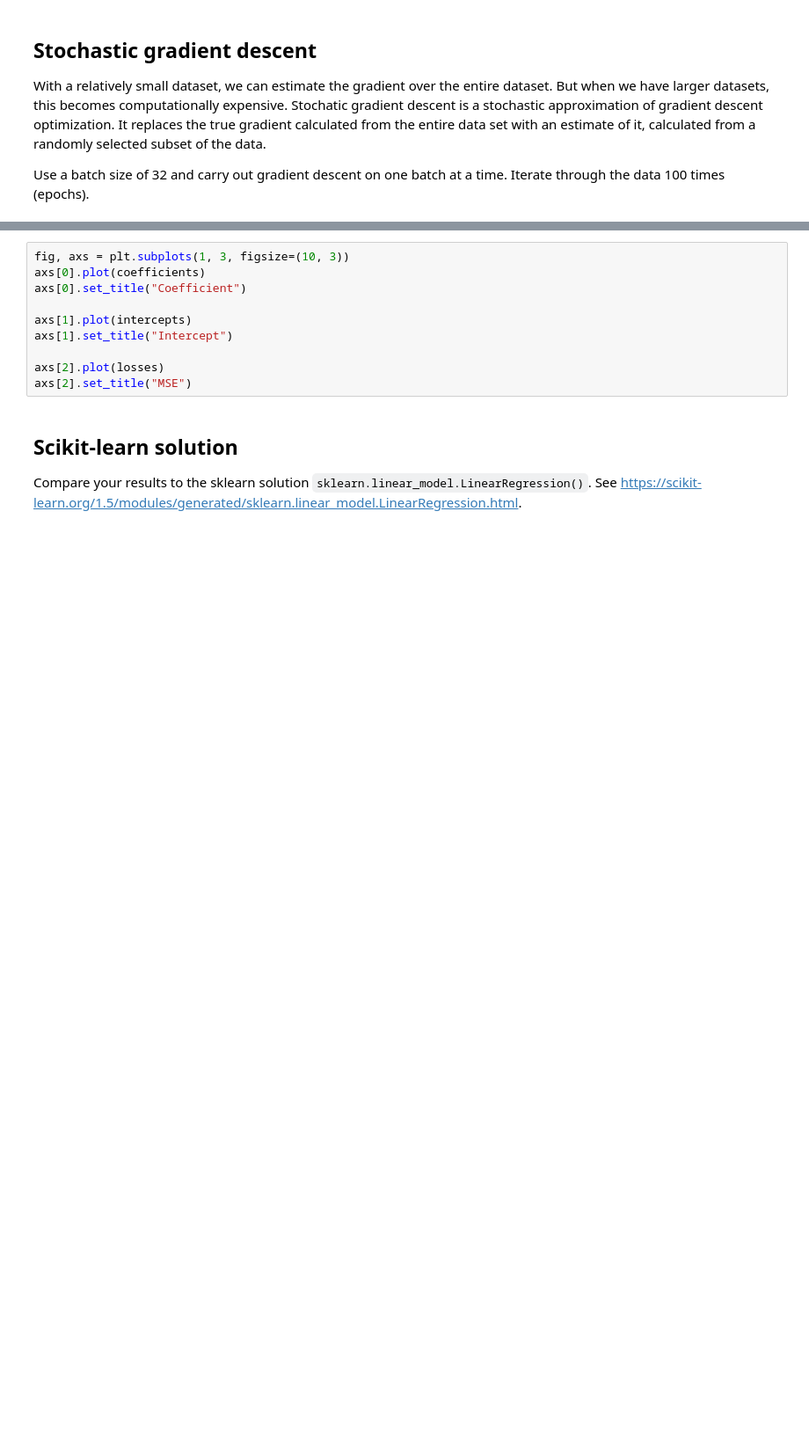
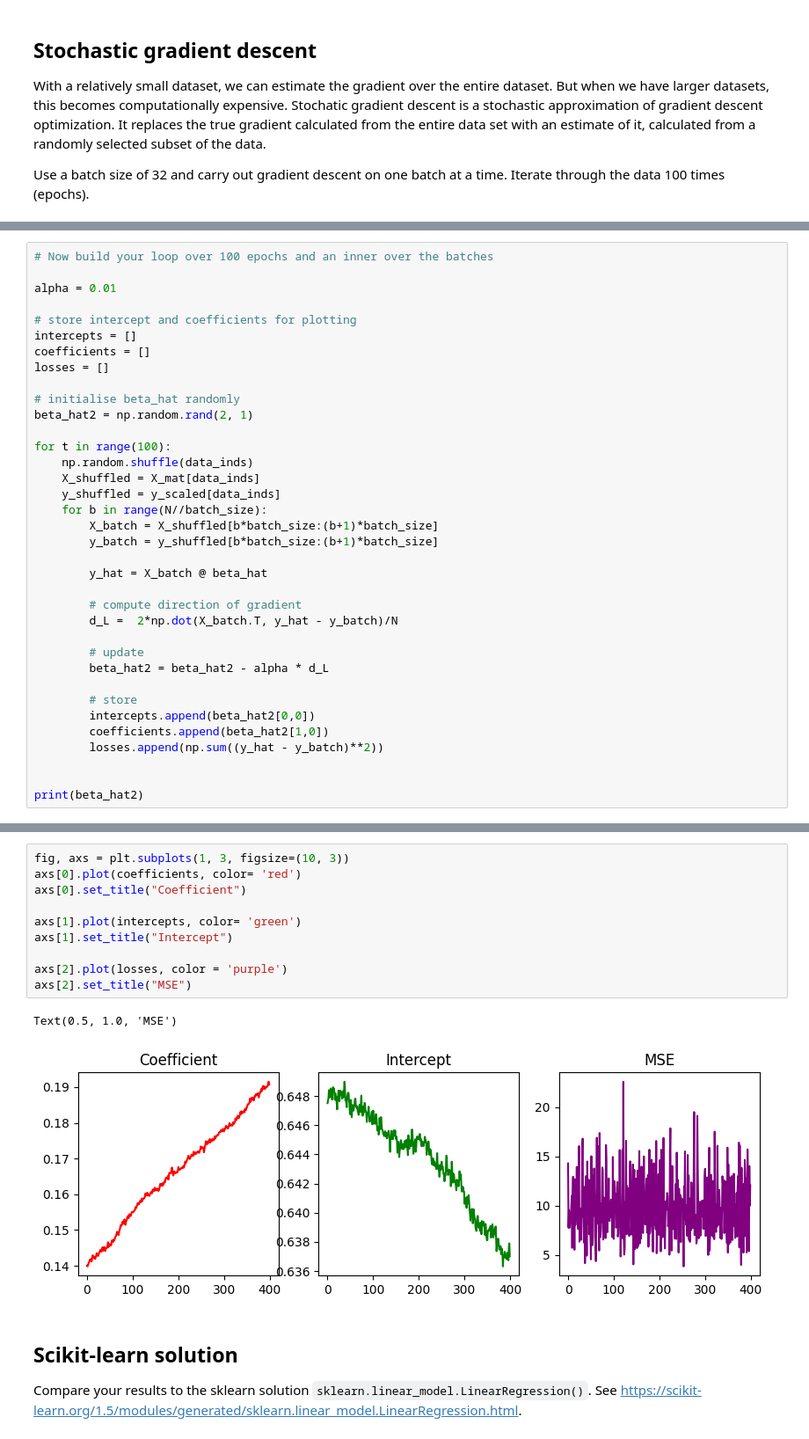
Before and after one commit to leharlow02-glitch/supervised_machine_learning_tutorials, a Jupyter notebook: 1_supervised_learning_regression/1-AdvancedLinearRegression_HousePrice.ipynb, the cells around one changed output, grey strips where cells are left out. Shown: that part at 88% size. Saved outputs shown, nothing was run; the diff lists cells and outputs as text; blank space fills up the shorter version.

```diff
--- a/1_supervised_learning_regression/1-AdvancedLinearRegression_HousePrice.ipynb
+++ b/1_supervised_learning_regression/1-AdvancedLinearRegression_HousePrice.ipynb
@@ -343,0 +375,36 @@ data_inds
+# %%
+# Now build your loop over 100 epochs and an inner over the batches
+
+alpha = 0.01
+
+# store intercept and coefficients for plotting
+intercepts = []
+coefficients = []
+losses = []
+
+# initialise beta_hat randomly
+beta_hat2 = np.random.rand(2, 1)
+
+for t in range(100):
+    np.random.shuffle(data_inds)
+    X_shuffled = X_mat[data_inds]
+    y_shuffled = y_scaled[data_inds]
+    for b in range(N//batch_size):
+        X_batch = X_shuffled[b*batch_size:(b+1)*batch_size]
+        y_batch = y_shuffled[b*batch_size:(b+1)*batch_size]
+
+        y_hat = X_batch @ beta_hat
+
+        # compute direction of gradient
+        d_L =  2*np.dot(X_batch.T, y_hat - y_batch)/N
+
+        # update
+        beta_hat2 = beta_hat2 - alpha * d_L
+
+        # store
+        intercepts.append(beta_hat2[0,0])
+        coefficients.append(beta_hat2[1,0])
+        losses.append(np.sum((y_hat - y_batch)**2))
+
+
+print(beta_hat2)
@@ -344,13 +414,16 @@ data_inds
 # %%
 fig, axs = plt.subplots(1, 3, figsize=(10, 3))
-axs[0].plot(coefficients)
+axs[0].plot(coefficients, color= 'red')
 axs[0].set_title("Coefficient")
 
-axs[1].plot(intercepts)
+axs[1].plot(intercepts, color= 'green')
 axs[1].set_title("Intercept")
 
-axs[2].plot(losses)
+axs[2].plot(losses, color = 'purple')
 axs[2].set_title("MSE")
+# %% [output]
+Text(0.5, 1.0, 'MSE')
+[figure, added]
 # %% [markdown]
 ## Scikit-learn solution
 Compare your results to the sklearn solution `sklearn.linear_model.LinearRegression()`. See https://scikit-learn.org/1.5/modules/generated/sklearn.linear_model.LinearRegression.html.
```
Also changed, not shown: parts of 11 cells of this notebook.
